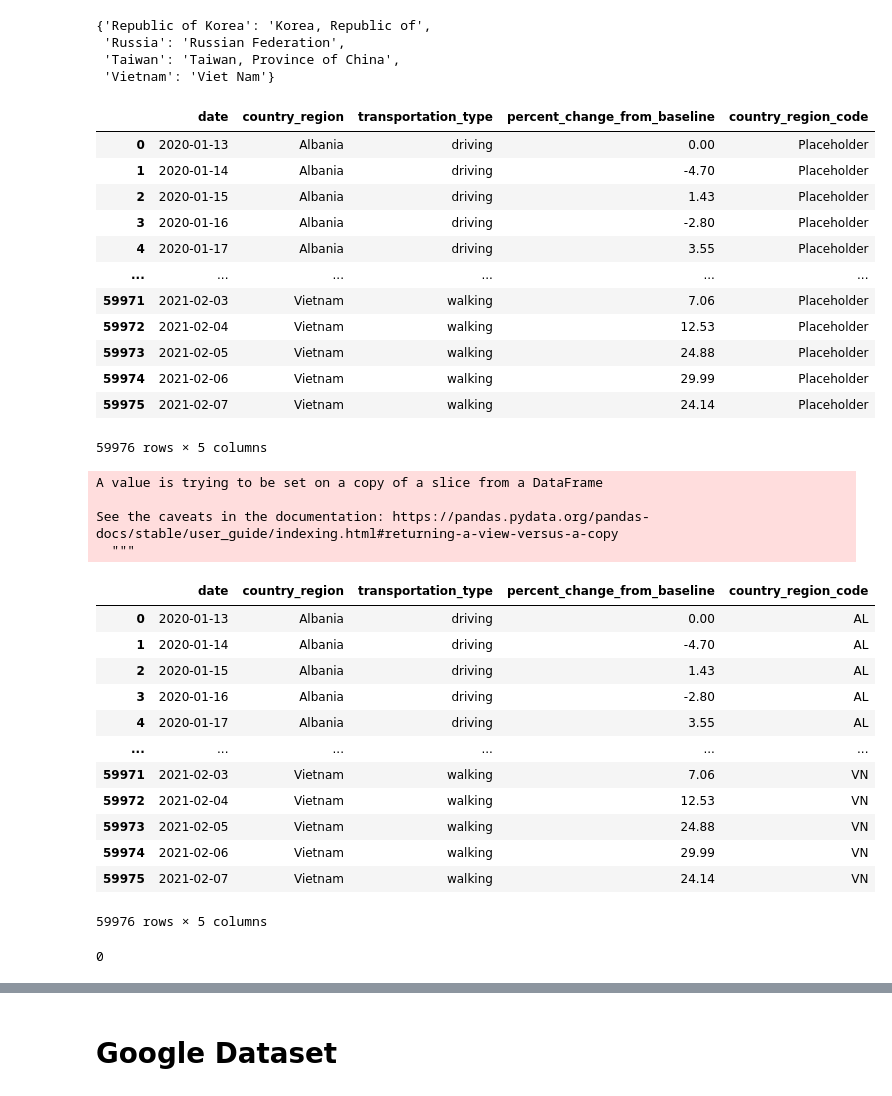
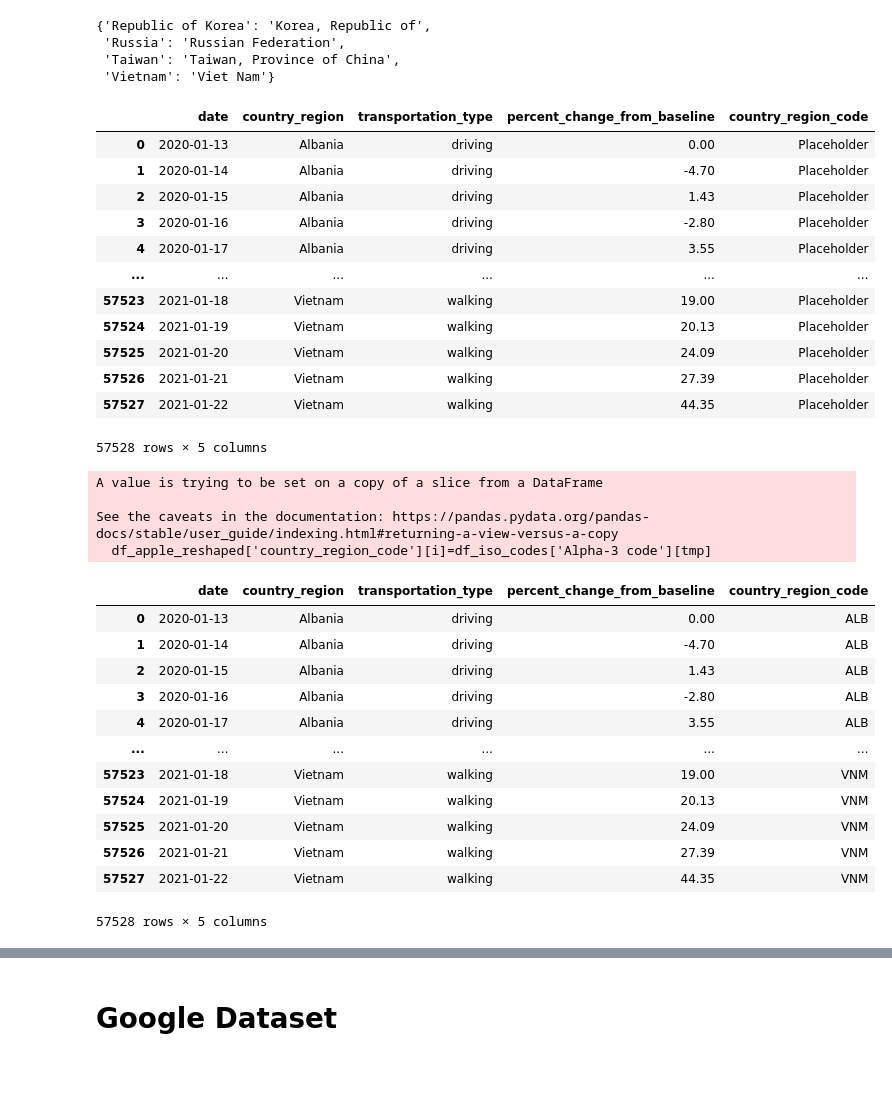
Before and after one commit to pwl482/home_squad, a Jupyter notebook: Data_Reshaping_and_Cleaning.ipynb, the cells around one changed output, grey strips where cells are left out. Saved outputs shown, nothing was run; the diff lists cells and outputs as text; code cells hidden in the pictures.

```diff
--- a/Data_Reshaping_and_Cleaning.ipynb
+++ b/Data_Reshaping_and_Cleaning.ipynb
@@ -24,7 +24,7 @@ import glob
 # %% [markdown]
 # Apple Dataset
 # %%
-df_apple = pd.read_csv(r'GeospacialDBs_Data/applemobilitytrends-2021-02-07.csv',
+df_apple = pd.read_csv(r'GeospacialDBs_Data/applemobilitytrends-2021-01-22.csv',
                        header=0,  dtype={"alternative_name": str})
 df_apple.head(5)
 # %% [output]
@@ -109,4 +101,0 @@ array(['2020-05-11', '2020-05-12'], dtype=object)
-# %%
-percent_change=df_apple_reshaped['percent_change_from_baseline'].interpolate(method='quadratic')
-df_apple_reshaped['percent_change_from_baseline']=percent_change
-df_apple_reshaped
@@ -217,42 +192,38 @@ df_apple_reshaped
 | 3 | 2020-01-16 | Albania | driving | -2.80 | Placeholder |
 | 4 | 2020-01-17 | Albania | driving | 3.55 | Placeholder |
 | ... | ... | ... | ... | ... | ... |
-| 59971 | 2021-02-03 | Vietnam | walking | 7.06 | Placeholder |
-| 59972 | 2021-02-04 | Vietnam | walking | 12.53 | Placeholder |
-| 59973 | 2021-02-05 | Vietnam | walking | 24.88 | Placeholder |
-| 59974 | 2021-02-06 | Vietnam | walking | 29.99 | Placeholder |
-| 59975 | 2021-02-07 | Vietnam | walking | 24.14 | Placeholder |
+| 57523 | 2021-01-18 | Vietnam | walking | 19.00 | Placeholder |
+| 57524 | 2021-01-19 | Vietnam | walking | 20.13 | Placeholder |
+| 57525 | 2021-01-20 | Vietnam | walking | 24.09 | Placeholder |
+| 57526 | 2021-01-21 | Vietnam | walking | 27.39 | Placeholder |
+| 57527 | 2021-01-22 | Vietnam | walking | 44.35 | Placeholder |
-59976 rows × 5 columns
+57528 rows × 5 columns
 # %%
 for i in range(len(df_apple_reshaped)):
     tmp=df_apple_reshaped['country_region'][i]
     if tmp not in set(df_iso_codes.index):
         tmp=countries[tmp]
-    df_apple_reshaped['country_region_code'][i]=df_iso_codes['Alpha-2 code'][tmp]
+    df_apple_reshaped['country_region_code'][i]=df_iso_codes['Alpha-3 code'][tmp]
 
 df_apple_reshaped
 # %% [output]
 A value is trying to be set on a copy of a slice from a DataFrame
 
 See the caveats in the documentation: https://pandas.pydata.org/pandas-docs/stable/user_guide/indexing.html#returning-a-view-versus-a-copy
-  """
+  df_apple_reshaped['country_region_code'][i]=df_iso_codes['Alpha-3 code'][tmp]
 |  | date | country_region | transportation_type | percent_change_from_baseline | country_region_code |
-| 0 | 2020-01-13 | Albania | driving | 0.00 | AL |
-| 1 | 2020-01-14 | Albania | driving | -4.70 | AL |
-| 2 | 2020-01-15 | Albania | driving | 1.43 | AL |
-| 3 | 2020-01-16 | Albania | driving | -2.80 | AL |
-| 4 | 2020-01-17 | Albania | driving | 3.55 | AL |
+| 0 | 2020-01-13 | Albania | driving | 0.00 | ALB |
+| 1 | 2020-01-14 | Albania | driving | -4.70 | ALB |
+| 2 | 2020-01-15 | Albania | driving | 1.43 | ALB |
+| 3 | 2020-01-16 | Albania | driving | -2.80 | ALB |
+| 4 | 2020-01-17 | Albania | driving | 3.55 | ALB |
 | ... | ... | ... | ... | ... | ... |
-| 59971 | 2021-02-03 | Vietnam | walking | 7.06 | VN |
-| 59972 | 2021-02-04 | Vietnam | walking | 12.53 | VN |
-| 59973 | 2021-02-05 | Vietnam | walking | 24.88 | VN |
-| 59974 | 2021-02-06 | Vietnam | walking | 29.99 | VN |
-| 59975 | 2021-02-07 | Vietnam | walking | 24.14 | VN |
+| 57523 | 2021-01-18 | Vietnam | walking | 19.00 | VNM |
+| 57524 | 2021-01-19 | Vietnam | walking | 20.13 | VNM |
+| 57525 | 2021-01-20 | Vietnam | walking | 24.09 | VNM |
+| 57526 | 2021-01-21 | Vietnam | walking | 27.39 | VNM |
+| 57527 | 2021-01-22 | Vietnam | walking | 44.35 | VNM |
-59976 rows × 5 columns
+57528 rows × 5 columns
-# %%
-df_apple_reshaped['country_region_code'].isnull().sum()
-# %% [output]
-0
 # %%
 df_apple_reshaped.drop(columns=['country_region'],inplace=True)
 df_apple_reshaped
```
Also changed, not shown: parts of 90 cells of this notebook.
